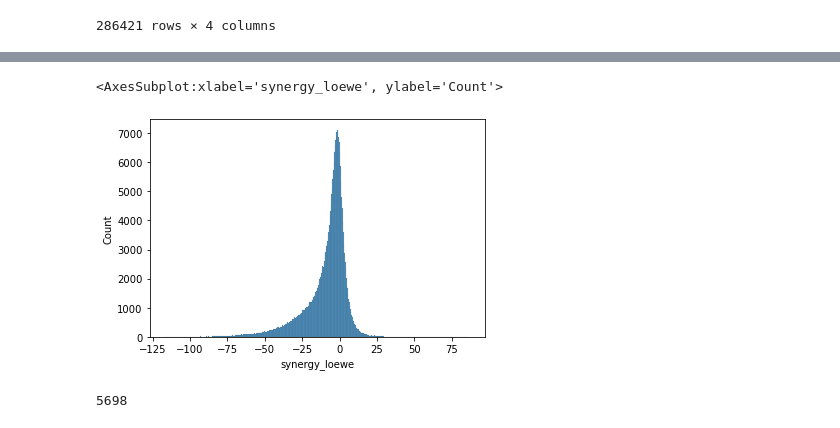
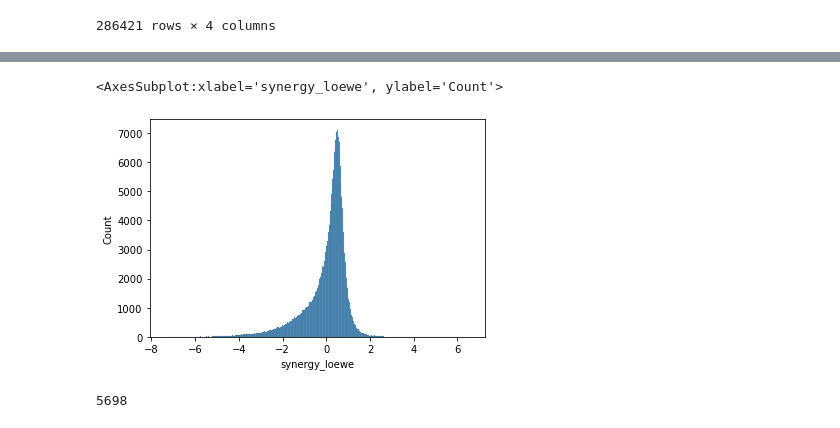
Before and after one commit to uzh-dqbm-cmi/graphnn, a Jupyter notebook: notebooks/DeepAdr_dataset-MatchMaker-Pubchem.ipynb, the cells around one changed output, grey strips where cells are left out. Cells and saved outputs as stored; diff of their text form; code cells hidden in the pictures.

```diff
--- a/notebooks/DeepAdr_dataset-MatchMaker-Pubchem.ipynb
+++ b/notebooks/DeepAdr_dataset-MatchMaker-Pubchem.ipynb
@@ -94,8 +101,12 @@ data
+# %%
+from scipy import stats
+
+lz = stats.zscore(data.synergy_loewe)
 # %%
-sns.histplot(data.synergy_loewe)
+sns.histplot(lz)
 # %% [output]
 <AxesSubplot:xlabel='synergy_loewe', ylabel='Count'>
-[figure, old version]
+[figure, new version]
 # %%
 len(data[data.synergy_loewe >= 10.0]) # positive samples (value 1)
 # %% [output]
```
Also changed, not shown: parts of 2 cells of this notebook, 2 other files.
